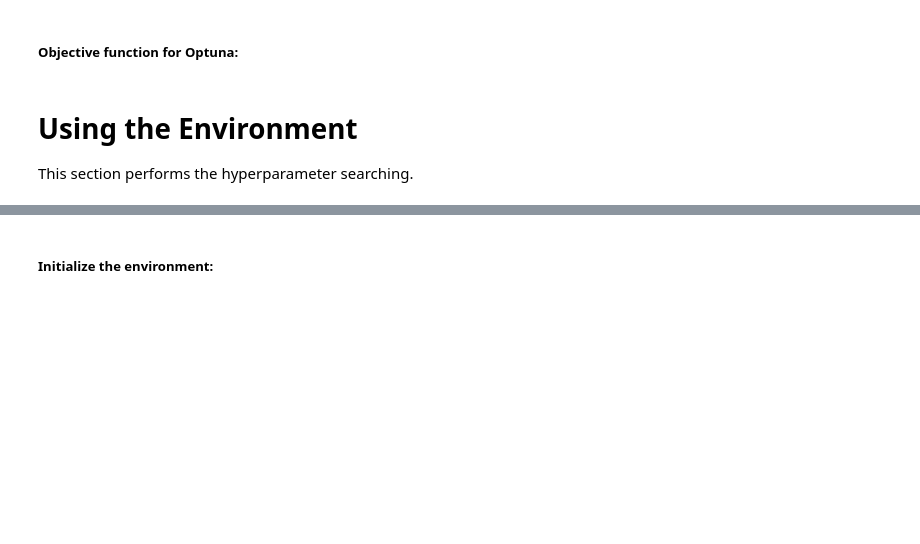
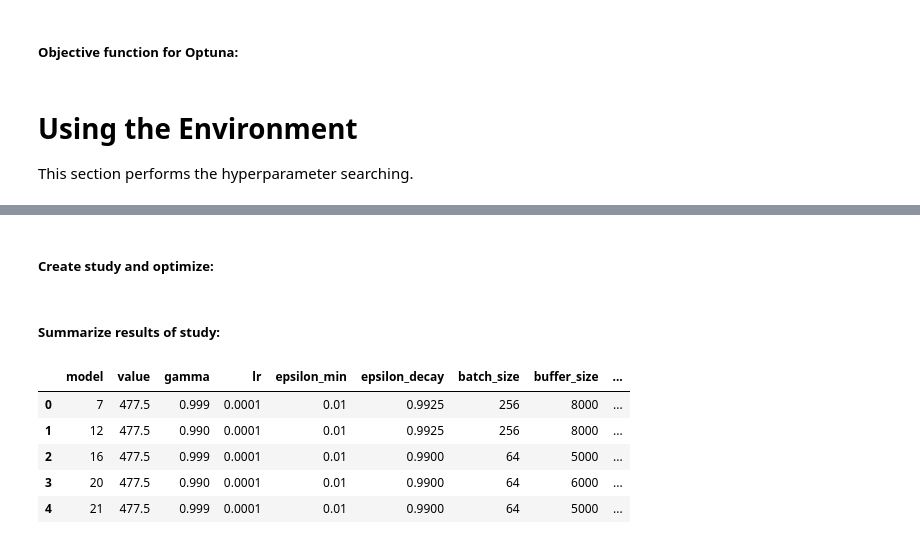
Before and after one commit to MattTidd/rl_experimentation, a Jupyter notebook: gymnasium_environments/cartpole/dqn/dqn_sweep.ipynb, the cells around one changed output, grey strips where cells are left out. Drawn from its saved outputs; the diff is of its cells as text; code cells hidden in the pictures; blank space fills up the shorter version.

```diff
--- a/gymnasium_environments/cartpole/dqn/dqn_sweep.ipynb
+++ b/gymnasium_environments/cartpole/dqn/dqn_sweep.ipynb
@@ -345,3 +351,3 @@ This section performs the hyperparameter searching.
 # %% [markdown]
-##### Initialize the environment:
+##### Create study and optimize:
 # %%
@@ -356,0 +370,41 @@ study.optimize(objective, n_trials = 1000, show_progress_bar = True)
+# %% [markdown]
+##### Summarize results of study:
+# %%
+if mode == "analyze":
+    # manually set the study to be analyzed:
+    study_name = "DQN_HPO"
+
+    # load the study:
+    study = optuna.load_study(study_name = study_name,
+                              storage = "sqlite:///optuna_results.db")
+
+    # summarize study:
+    trials_data = []
+    intermediate_values = []
+    for trial in study.best_trials:
+        # initialize dicts:
+        trial_data = {}
+        intermediate_value = {}
+
+        # get trial information:
+        trial_data["model"] = trial.number
+        trial_data['value'] = trial.value
+        trial_data.update(trial.params.copy())
+        trials_data.append(trial_data)
+
+        # get intermediate values:
+        intermediate_value.update(trial.intermediate_values.copy())
+        intermediate_values.append(intermediate_value)
+
+    # make data frame:
+    summary = pd.DataFrame(trials_data)
+# %%
+# show the best 10 models:
+summary.head(5).sort_values(by = 'value', ascending = False)
+# %% [output]
+|  | model | value | gamma | lr | epsilon_min | epsilon_decay | batch_size | buffer_size | ... |
+| 0 | 7 | 477.5 | 0.999 | 0.0001 | 0.01 | 0.9925 | 256 | 8000 | ... |
+| 1 | 12 | 477.5 | 0.990 | 0.0001 | 0.01 | 0.9925 | 256 | 8000 | ... |
+| 2 | 16 | 477.5 | 0.999 | 0.0001 | 0.01 | 0.9900 | 64 | 5000 | ... |
+| 3 | 20 | 477.5 | 0.990 | 0.0001 | 0.01 | 0.9900 | 64 | 6000 | ... |
+| 4 | 21 | 477.5 | 0.999 | 0.0001 | 0.01 | 0.9900 | 64 | 5000 | ... |
```
Also changed, not shown: parts of 8 cells of this notebook.
